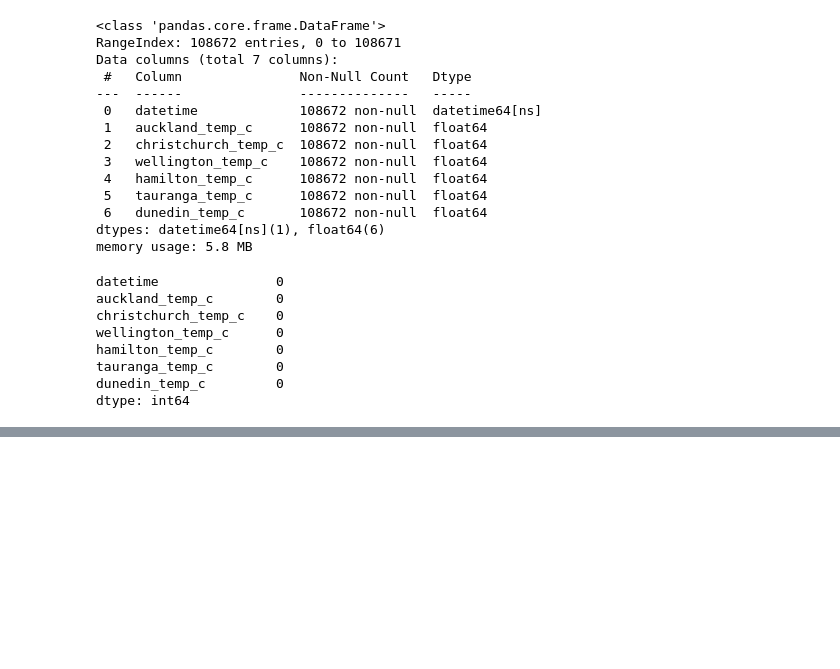
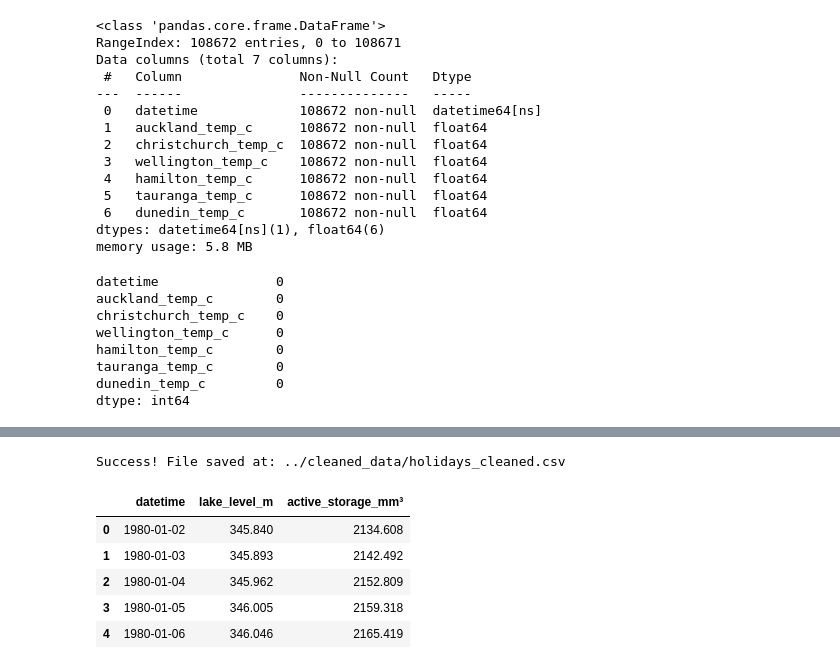
Before and after one commit to DaveGiGi/Duckstradamus, a Jupyter notebook: notebooks/Anu/scripts/data_preprocessing.ipynb, the cells around one changed output, grey strips where cells are left out. Saved outputs shown, nothing was run; the diff lists cells and outputs as text; code cells hidden in the pictures; blank space fills up the shorter version.

```diff
--- a/notebooks/duckstradamus_preprocessing/notebooks/data_preprocessing.ipynb
+++ b/notebooks/Anu/scripts/data_preprocessing.ipynb
@@ -623,0 +708,29 @@ wind.to_csv(
+# %%
+save_path = "../cleaned_data/holidays_cleaned.csv"
+holidays.to_csv(save_path, index=False)
+
+print(f"Success! File saved at: {save_path}")
+# %% [output]
+Success! File saved at: ../cleaned_data/holidays_cleaned.csv
+# %%
+import pandas as pd
+
+df = pd.read_csv("../cleaned_data/lake_hawea_cleaned.csv")
+
+df["datetime"] = pd.to_datetime(df["datetime"])
+
+# round to nearest second/day boundary
+df["datetime"] = df["datetime"].dt.round("s")
+
+# specifically convert 23:59:59 to next day 00:00:00
+mask = df["datetime"].dt.time == pd.to_datetime("23:59:59").time()
+df.loc[mask, "datetime"] = df.loc[mask, "datetime"] + pd.Timedelta(seconds=1)
+
+df.head()
+# %% [output]
+|  | datetime | lake_level_m | active_storage_mm³ |
+| 0 | 1980-01-02 | 345.840 | 2134.608 |
+| 1 | 1980-01-03 | 345.893 | 2142.492 |
+| 2 | 1980-01-04 | 345.962 | 2152.809 |
+| 3 | 1980-01-05 | 346.005 | 2159.318 |
+| 4 | 1980-01-06 | 346.046 | 2165.419 |
```
Also changed, not shown: parts of 19 cells of this notebook, 4 other files.
